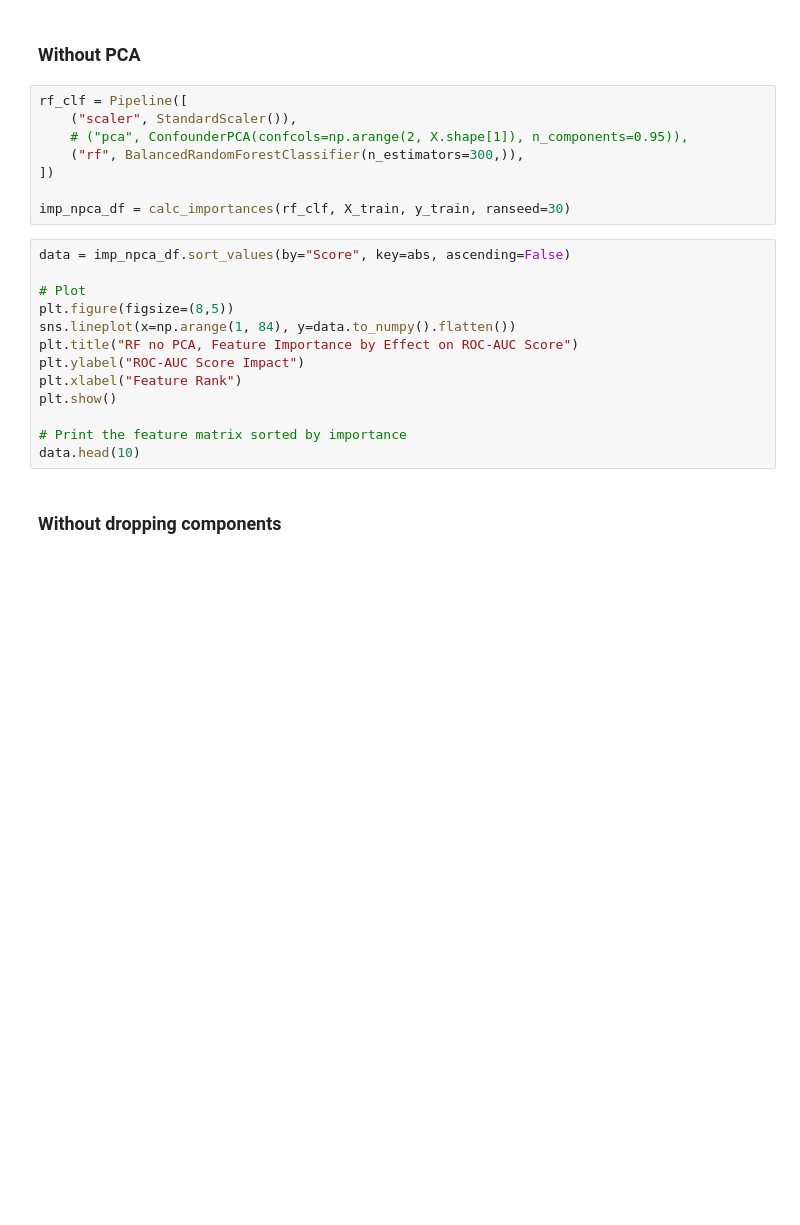
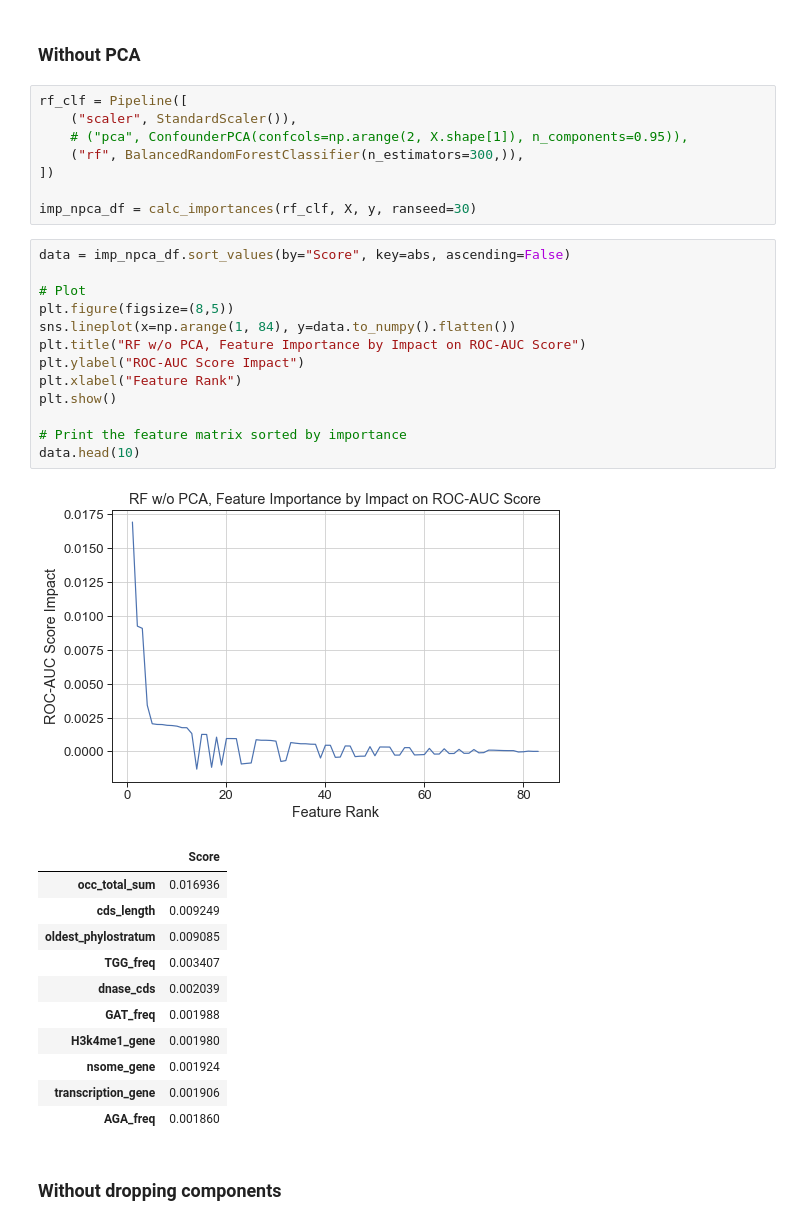
Before and after one commit to edoardodraetta/ml_geneticdisease, a Jupyter notebook: FeatureImportance/FI_RanFor.ipynb, the cells around one changed output. Saved outputs shown, nothing was run; the diff lists cells and outputs as text; blank space fills up the shorter version.

```diff
--- a/FeatureImportance/FI_RanFor.ipynb
+++ b/FeatureImportance/FI_RanFor.ipynb
@@ -198,20 +281,33 @@ rf_clf = Pipeline([
     ("rf", BalancedRandomForestClassifier(n_estimators=300,)),
 ])
 
-imp_npca_df = calc_importances(rf_clf, X_train, y_train, ranseed=30)
+imp_npca_df = calc_importances(rf_clf, X, y, ranseed=30)
 # %%
 data = imp_npca_df.sort_values(by="Score", key=abs, ascending=False)
 
 # Plot
 plt.figure(figsize=(8,5))
 sns.lineplot(x=np.arange(1, 84), y=data.to_numpy().flatten())
-plt.title("RF no PCA, Feature Importance by Effect on ROC-AUC Score")
+plt.title("RF w/o PCA, Feature Importance by Impact on ROC-AUC Score")
 plt.ylabel("ROC-AUC Score Impact")
 plt.xlabel("Feature Rank")
 plt.show()
 
 # Print the feature matrix sorted by importance
 data.head(10)
+# %% [output]
+[figure, added]
+|  | Score |
+| occ_total_sum | 0.016936 |
+| cds_length | 0.009249 |
+| oldest_phylostratum | 0.009085 |
+| TGG_freq | 0.003407 |
+| dnase_cds | 0.002039 |
+| GAT_freq | 0.001988 |
+| H3k4me1_gene | 0.001980 |
+| nsome_gene | 0.001924 |
+| transcription_gene | 0.001906 |
+| AGA_freq | 0.001860 |
 # %% [markdown]
 ### Without dropping components
 # %%
```
Also changed, not shown: parts of 12 cells of this notebook, 24 other files.
